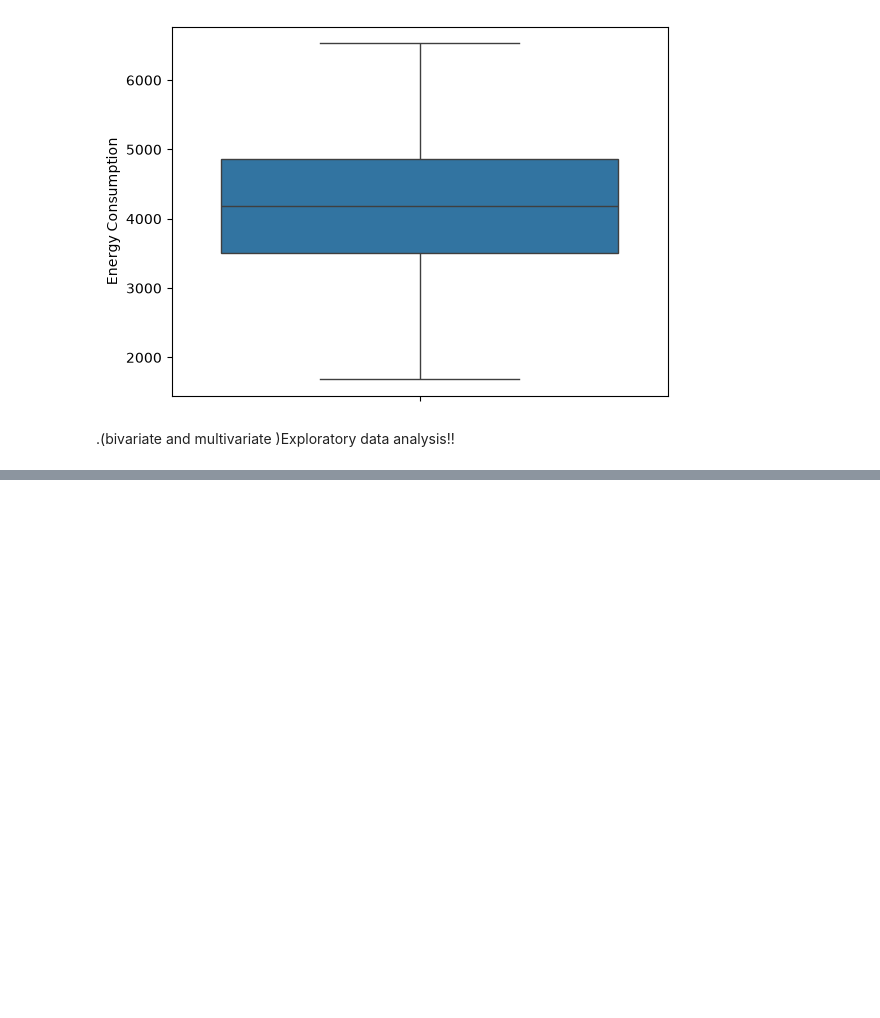
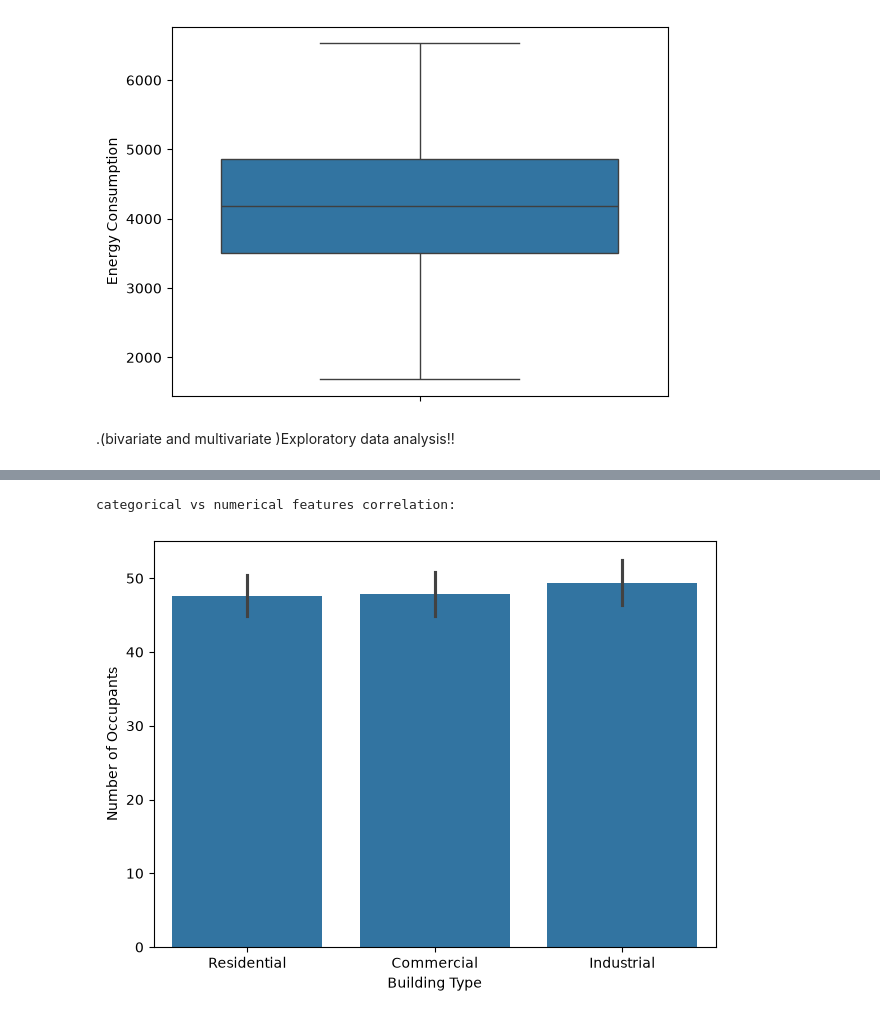
Before and after one commit to 12shivamkuma/Smart-Building-Energy-Cost-Predictor-, a Jupyter notebook: notebooks/energy_cost_prediction.ipynb, the cells around one changed output, grey strips where cells are left out. Cells and saved outputs as stored; diff of their text form; code cells hidden in the pictures; blank space fills up the shorter version.

```diff
--- a/notebooks/energy_cost_prediction.ipynb
+++ b/notebooks/energy_cost_prediction.ipynb
@@ -166,0 +175,8 @@ data.head()
+# %%
+
+sns.barplot(x='Building Type', y='Number of Occupants', data=data)
+plt.tight_layout()
+print("categorical vs numerical features correlation:\n ")
+# %% [output]
+categorical vs numerical features correlation:
+[figure, added]
```
Also changed, not shown: parts of 9 cells of this notebook.
